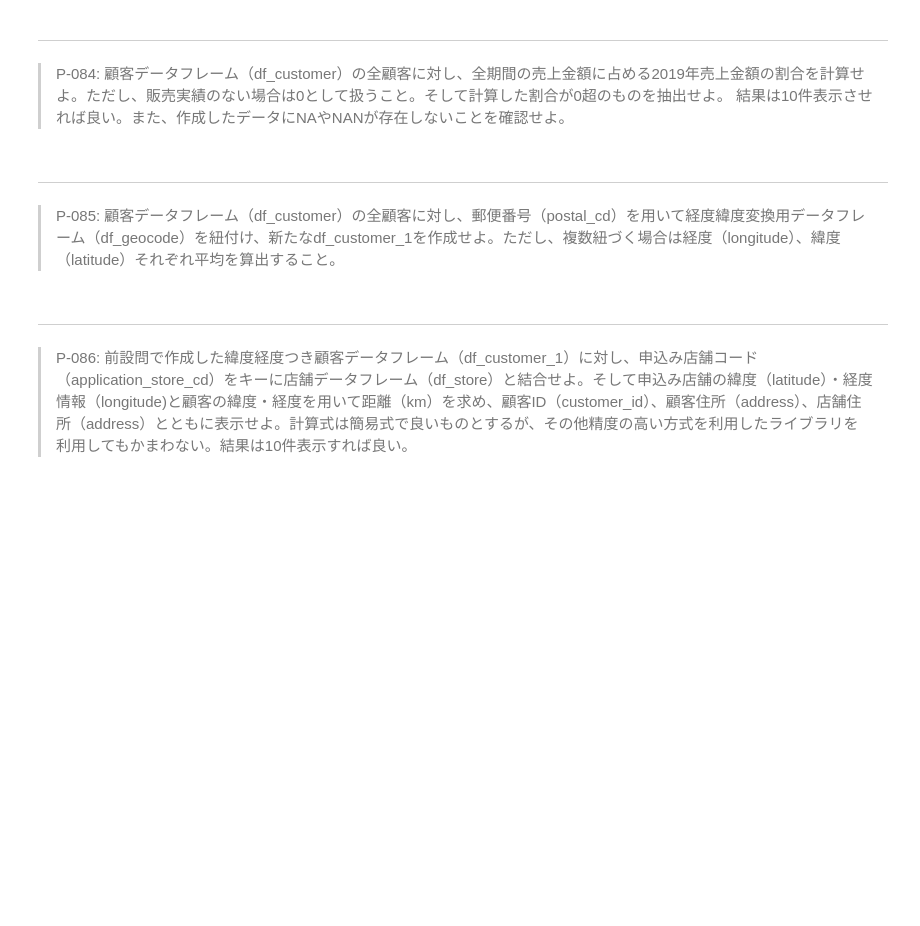
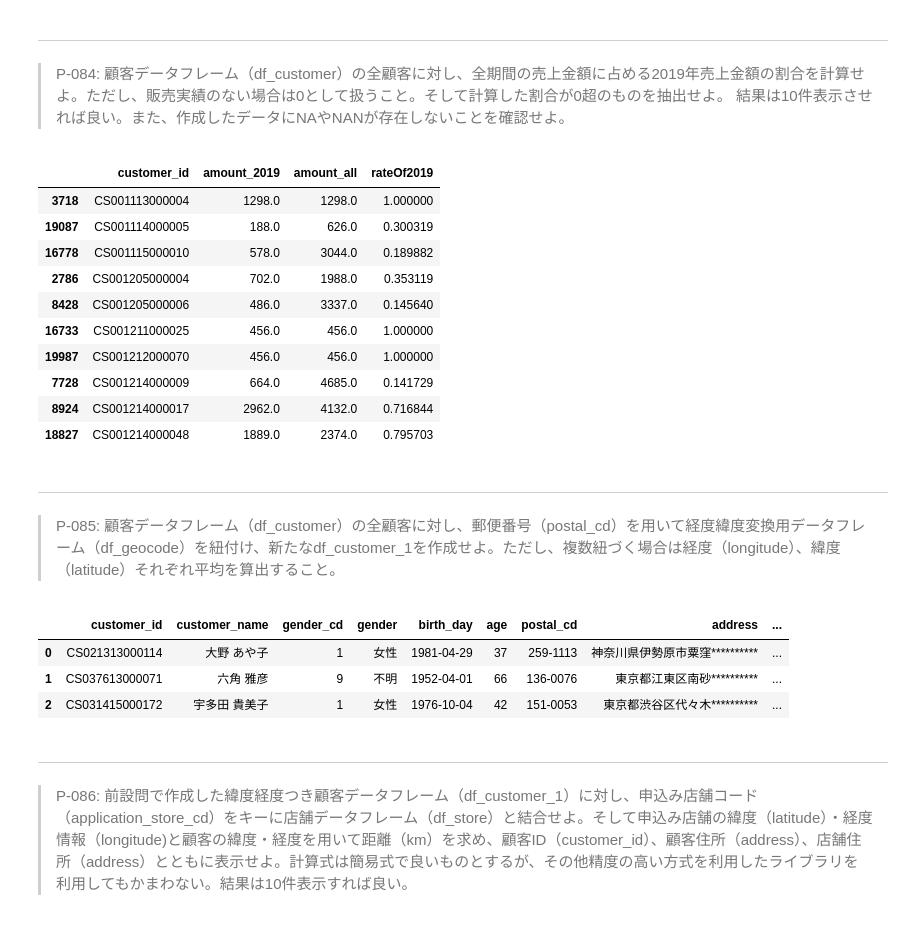
Before and after one commit to twobooks/100knocks-preprocess-training, a Jupyter notebook: docker/work/preprocess_knock_Python.ipynb, the cells around one changed output. Saved outputs shown, nothing was run; the diff lists cells and outputs as text; code cells hidden in the pictures; blank space fills up the shorter version.

```diff
--- a/docker/work/preprocess_knock_Python.ipynb
+++ b/docker/work/preprocess_knock_Python.ipynb
@@ -1908,9 +1908,49 @@ dtype: int64
 # %% [markdown]
 ---
 > P-084: 顧客データフレーム（df_customer）の全顧客に対し、全期間の売上金額に占める2019年売上金額の割合を計算せよ。ただし、販売実績のない場合は0として扱うこと。そして計算した割合が0超のものを抽出せよ。 結果は10件表示させれば良い。また、作成したデータにNAやNANが存在しないことを確認せよ。
+# %%
+tmp1 = df_receipt.query("20190101 <= sales_ymd <= 20191231").groupby("customer_id").agg({"amount":"sum"}).reset_index()
+tmp1.columns = ["customer_id","amount_2019"]
+tmp2 = df_receipt.groupby("customer_id").agg({"amount":"sum"}).reset_index()
+tmp2.columns = ["customer_id","amount_all"]
+
+ans = pd.merge(df_customer,tmp1,how="left",on="customer_id")
+ans = pd.merge(ans,tmp2,how="left",on="customer_id")
+ans = ans.fillna(0)
+ans["rateOf2019"] = ans["amount_2019"] / ans["amount_all"]
+ans = ans.fillna(0)
+
+ans = ans.query("rateOf2019 > 0")[["customer_id","amount_2019","amount_all","rateOf2019"]]
+ans.sort_values("customer_id").head(10)
+# ans.isnull().sum()
+# ans.query("customer_id == 'CS001114000005'")
+# ans.query("customer_id == 'CS001205000004'") #表示されるデータは違うけど内容は合ってるぽい
+# %% [output]
+|  | customer_id | amount_2019 | amount_all | rateOf2019 |
+| 3718 | CS001113000004 | 1298.0 | 1298.0 | 1.000000 |
+| 19087 | CS001114000005 | 188.0 | 626.0 | 0.300319 |
+| 16778 | CS001115000010 | 578.0 | 3044.0 | 0.189882 |
+| 2786 | CS001205000004 | 702.0 | 1988.0 | 0.353119 |
+| 8428 | CS001205000006 | 486.0 | 3337.0 | 0.145640 |
+| 16733 | CS001211000025 | 456.0 | 456.0 | 1.000000 |
+| 19987 | CS001212000070 | 456.0 | 456.0 | 1.000000 |
+| 7728 | CS001214000009 | 664.0 | 4685.0 | 0.141729 |
+| 8924 | CS001214000017 | 2962.0 | 4132.0 | 0.716844 |
+| 18827 | CS001214000048 | 1889.0 | 2374.0 | 0.795703 |
 # %% [markdown]
 ---
 > P-085: 顧客データフレーム（df_customer）の全顧客に対し、郵便番号（postal_cd）を用いて経度緯度変換用データフレーム（df_geocode）を紐付け、新たなdf_customer_1を作成せよ。ただし、複数紐づく場合は経度（longitude）、緯度（latitude）それぞれ平均を算出すること。
+# %%
+# df_geocode.columns
+tmp1 = pd.merge(df_customer[["customer_id","postal_cd"]],df_geocode[["postal_cd","longitude","latitude"]],how="inner",on="postal_cd")
+tmp1 = tmp1.groupby("customer_id").agg({"longitude":"mean","latitude":"mean"}).reset_index()
+df_customer_1 = pd.merge(df_customer,tmp1,how="inner",on="customer_id")
+df_customer_1.head(3)
+# %% [output]
+|  | customer_id | customer_name | gender_cd | gender | birth_day | age | postal_cd | address | ... |
+| 0 | CS021313000114 | 大野 あや子 | 1 | 女性 | 1981-04-29 | 37 | 259-1113 | 神奈川県伊勢原市粟窪********** | ... |
+| 1 | CS037613000071 | 六角 雅彦 | 9 | 不明 | 1952-04-01 | 66 | 136-0076 | 東京都江東区南砂********** | ... |
+| 2 | CS031415000172 | 宇多田 貴美子 | 1 | 女性 | 1976-10-04 | 42 | 151-0053 | 東京都渋谷区代々木********** | ... |
 # %% [markdown]
 ---
 > P-086: 前設問で作成した緯度経度つき顧客データフレーム（df_customer_1）に対し、申込み店舗コード（application_store_cd）をキーに店舗データフレーム（df_store）と結合せよ。そして申込み店舗の緯度（latitude）・経度情報（longitude)と顧客の緯度・経度を用いて距離（km）を求め、顧客ID（customer_id）、顧客住所（address）、店舗住所（address）とともに表示せよ。計算式は簡易式で良いものとするが、その他精度の高い方式を利用したライブラリを利用してもかまわない。結果は10件表示すれば良い。
```
Also changed, not shown: 1 other file.
